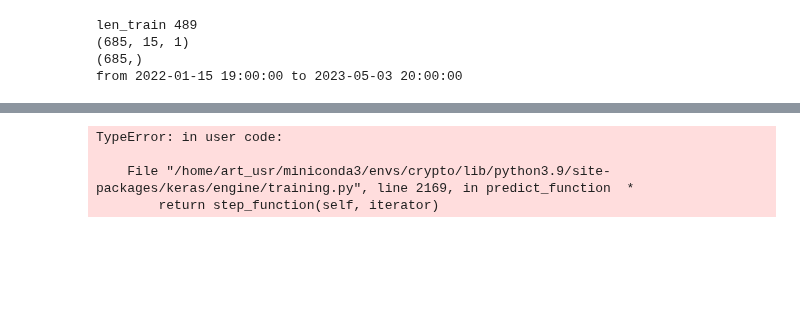
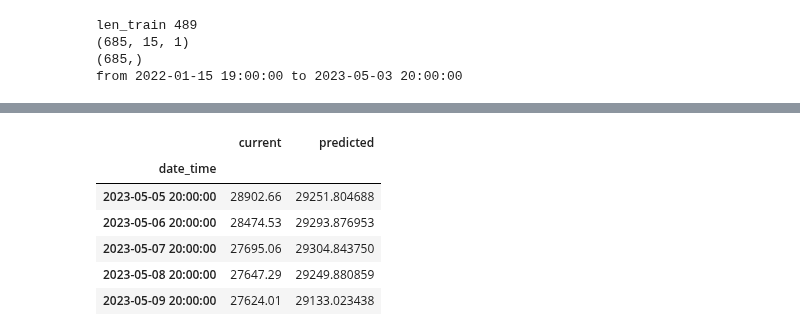
Before and after one commit to ArtemChemist/crypto, a Jupyter notebook: test clases.ipynb, the cells around one changed output, grey strips where cells are left out. Cells and saved outputs as stored; diff of their text form; code cells hidden in the pictures; blank space fills up the shorter version.

```diff
--- a/test clases.ipynb
+++ b/test clases.ipynb
@@ -218,13 +287,22 @@ Epoch 20/20
 # %%
-prediction_prices = []
+predicted = {}
+current = {}
+
 # Given the new data go one time point after another and make predictions
-for x in range(len(val_idx)):
-    model_input = x_val[x,:,:]                       # Data shaped as input for the model
-    pred_BTC_price = model.predict(model_input,verbose = 0)                                # Predict
+for x in range(1,len(val_idx)):
+    model_input = x_val[x,:,:].reshape(1,input_span,1)                       # Data shaped as input for the model
+    pred_BTC_price = model.predict(model_input, verbose=0)                                # Predict
     pred_BTC_price = scaler.inverse_transform(pred_BTC_price)[0][0]                        # Un-scale to get predicted asset price
-    prediction_prices.append(pred_BTC_price)                                               # Save the result in the output array
 
     # Format string for output
+    current_date = val_idx[x-1]
     predicted_for_date = val_idx[x]                   # Get date we are predictig for
-    curr_BTC_price = BTC.history.loc[val_idx[x]]                                             # Get current asset price
-    print(f'Today ({val_idx[x]}):{curr_BTC_price}, predicted for {predicted_for_date}: {pred_BTC_price}')
+    curr_BTC_price = BTC.history['close'].loc[current_date]                                             # Get current asset price
+    #print(f'Today ({val_idx[x]}):{curr_BTC_price}, predicted for {predicted_for_date}: {pred_BTC_price}')
+    predicted[predicted_for_date] = pred_BTC_price
+    current[current_date] = curr_BTC_price                                               # Save the result in the output array
+predicted_df = pd.DataFrame(columns = ['predicted'], data = predicted.values(), index = pd.DatetimeIndex(predicted.keys(), name = 'date_time'))
+current_df = pd.DataFrame(columns = ['current'], data = current.values(), index = pd.DatetimeIndex(current.keys(), name = 'date_time'))
+df_to_plot = pd.merge(current_df, predicted_df, left_index=True, right_index=True)
+df_to_plot.head()
+# %% [output]
@@ -231,8 +327,7 @@ for x in range(len(val_idx)):
+|  | current | predicted |
+| date_time |  |  |
+| 2023-05-05 20:00:00 | 28902.66 | 29251.804688 |
+| 2023-05-06 20:00:00 | 28474.53 | 29293.876953 |
+| 2023-05-07 20:00:00 | 27695.06 | 29304.843750 |
+| 2023-05-08 20:00:00 | 27647.29 | 29249.880859 |
+| 2023-05-09 20:00:00 | 27624.01 | 29133.023438 |
-# %%
-pred_BTC_price = model.predict(x_val[0,:,:],verbose = 0)
-pred_BTC_price
-# %% [output]
-TypeError: in user code:
-
-    File "/home/art_usr/miniconda3/envs/crypto/lib/python3.9/site-packages/keras/engine/training.py", line 2169, in predict_function  *
-        return step_function(self, iterator)
```
Also changed, not shown: parts of 10 cells of this notebook.
